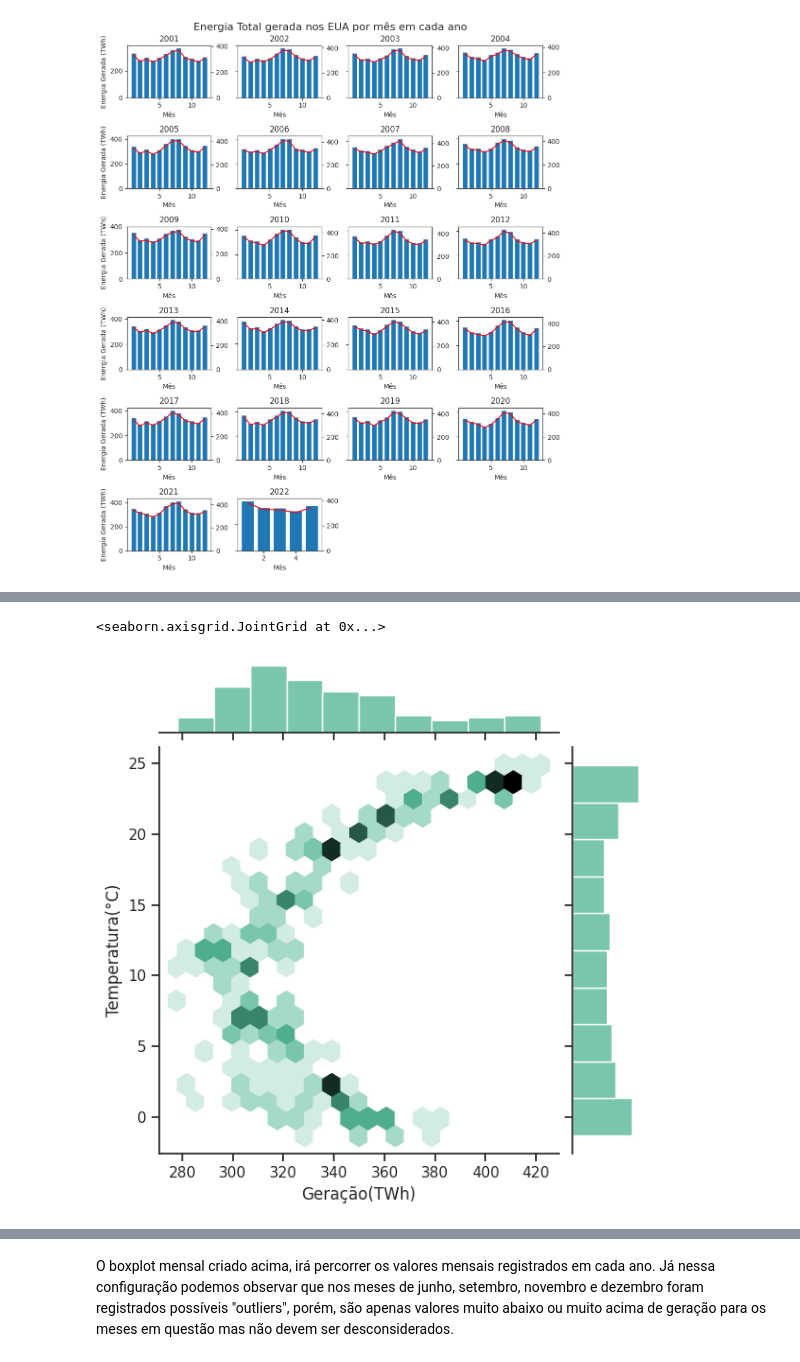
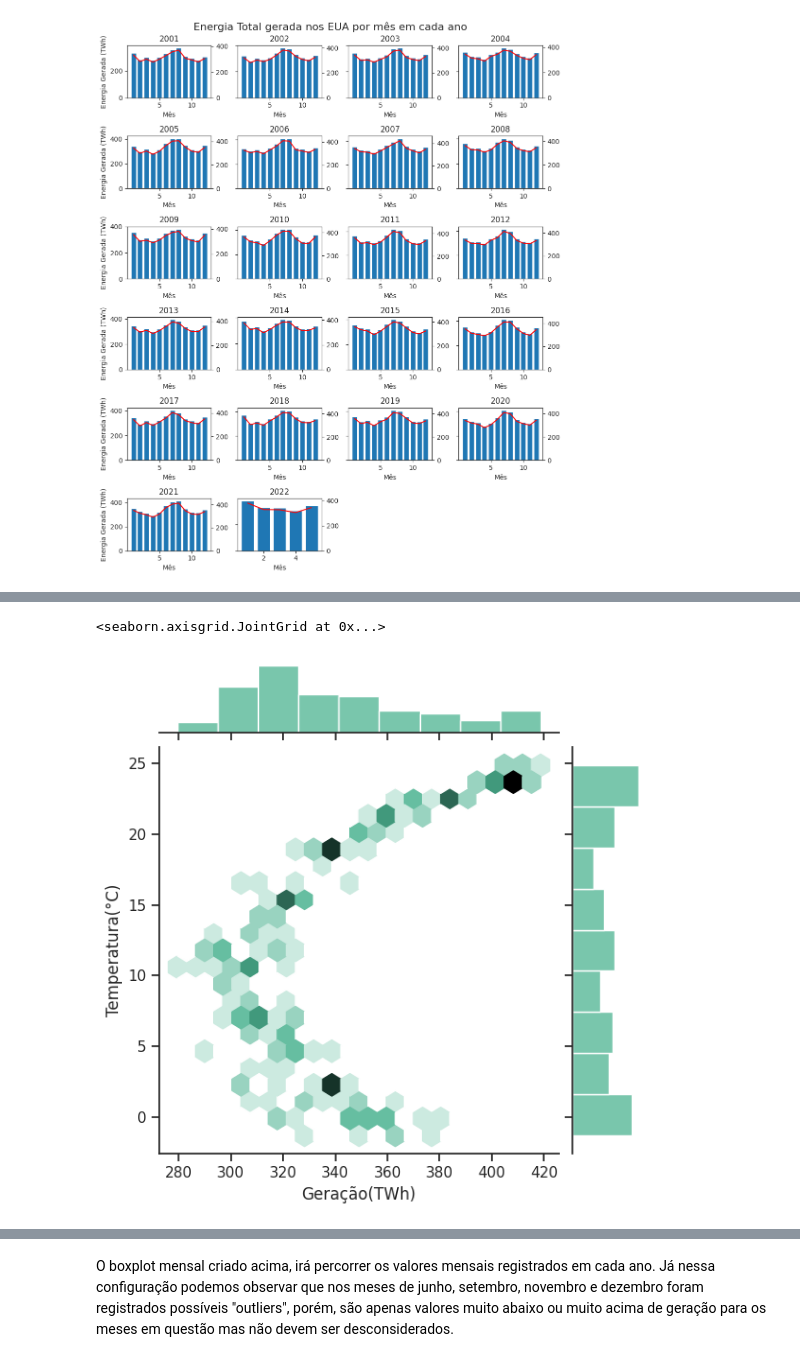
Before and after one commit to Higordevellard/MVP_01, a Jupyter notebook: mvp_sprint_1.ipynb, the cells around one changed output, grey strips where cells are left out. Saved outputs shown, nothing was run; the diff lists cells and outputs as text; code cells hidden in the pictures.

```diff
--- a/mvp_sprint_1.ipynb
+++ b/mvp_sprint_1.ipynb
@@ -204,8 +217,6 @@ dataset_1['Mês/Ano'] = dataset_1['Mês'].astype(str) + '/' + dataset_1['Ano'].a
 # %%
 #Formatando a nova coluna como data
 dataset_1['Mês/Ano'] = pd.to_datetime(dataset_1['Mês/Ano'], format='%m/%Y')
-# %%
-dataset_temp['Mês/Ano'] = pd.to_datetime(dataset_temp['Mês/Ano'], format='%m/%Y')
 # %%
 dataset_1.head()
 # %% [output]
@@ -391,0 +408,16 @@ dt_geracao_temp.describe()
+# %%
+# Transformar a coluna 'Mês/Ano' para o formato de data
+dataset_temp['Mês/Ano'] = pd.to_datetime(dataset_temp['Mês/Ano'], format='%Y/%m')
+dataset_price_kwh['Mês/Ano'] = pd.to_datetime(dataset_price_kwh['Mês/Ano'], format='%Y/%m')
+dataset_consumidores['Mês/Ano'] = pd.to_datetime(dataset_consumidores['Mês/Ano'], format='%Y/%m')
+
+# juntar os datasets com base na coluna "Mês/Ano"
+dataset_completo = pd.merge(dataset_4, dataset_temp, on='Mês/Ano')
+dataset_completo = pd.merge(dataset_completo, dataset_price_kwh, on='Mês/Ano')
+dataset_completo = pd.merge(dataset_completo, dataset_consumidores, on='Mês/Ano')
+
+#Ocultar a coluna Temperatura(°F)
+dataset_completo = dataset_completo.drop('Temperatura(°F)', axis=1)
+
+# exibir o novo dataset combinado
+dataset_completo.head()
@@ -391,0 +474,21 @@ dt_geracao_temp.describe()
+# %%
+sns.set_style("ticks")
+
+# Criar um subplot com duas colunas
+fig, axs = plt.subplots(ncols=3, nrows=2, figsize=(15, 10))
+
+# Lista com as colunas que serão utilizadas para cada gráfico
+columns = ["Geração(TWh)", "Temperatura(°C)", "preço(cents/kwh)_residencial",
+           "preço(cents/kwh)_comercial", "preço(cents/kwh)_industrial", "qtd_consumidores"]
+
+# Loop for para iterar sobre os subplots
+for i, ax in enumerate(axs.flatten()):
+    # Plotar o gráfico correspondente à coluna
+    sns.distplot(dataset_completo[columns[i]], kde=False, bins=14, ax=ax)
+    ax.set_xlabel(columns[i])
+    ax.set_ylabel("Frequência (%)")
+    ax.set_title(f"Histograma de {columns[i]}")
+    sns.despine()
+
+plt.tight_layout()
+plt.show()
@@ -392,9 +520,9 @@ dt_geracao_temp.describe()
 # %%
 sns.set_theme(style="ticks")
-sns.jointplot(data=dt_geracao_temp, x="Geração(TWh)", y="Temperatura(°C)", kind="hex", gridsize=20, color="#4CB391")
+sns.jointplot(data=dataset_completo, x="Geração(TWh)", y="Temperatura(°C)", kind="hex", gridsize=20, color="#4CB391")
 # %% [output]
 <seaborn.axisgrid.JointGrid at 0x...>
-[figure, old version]
+[figure, new version]
 # %%
 
 # Criar um novo dataframe agrupado por mês e valor de geração
```
Also changed, not shown: parts of 43 cells of this notebook.
